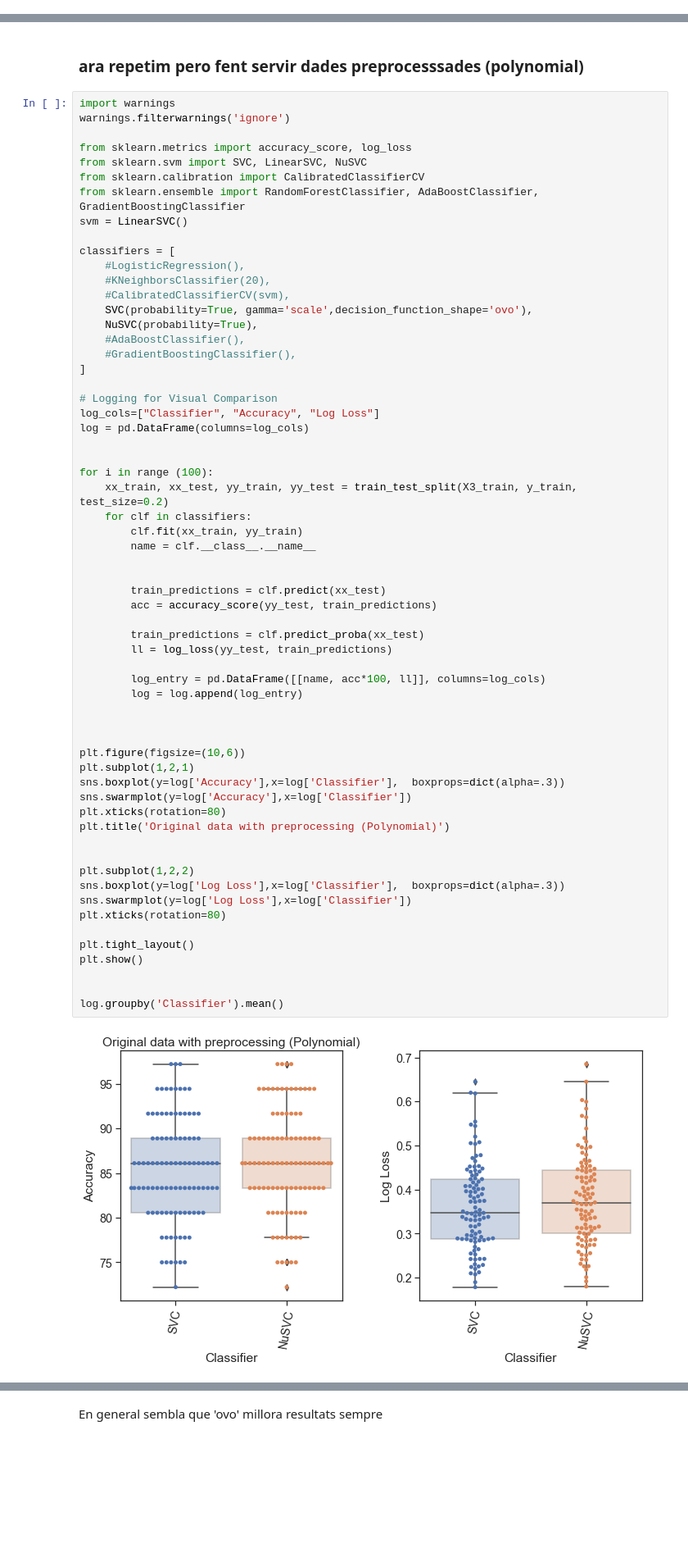
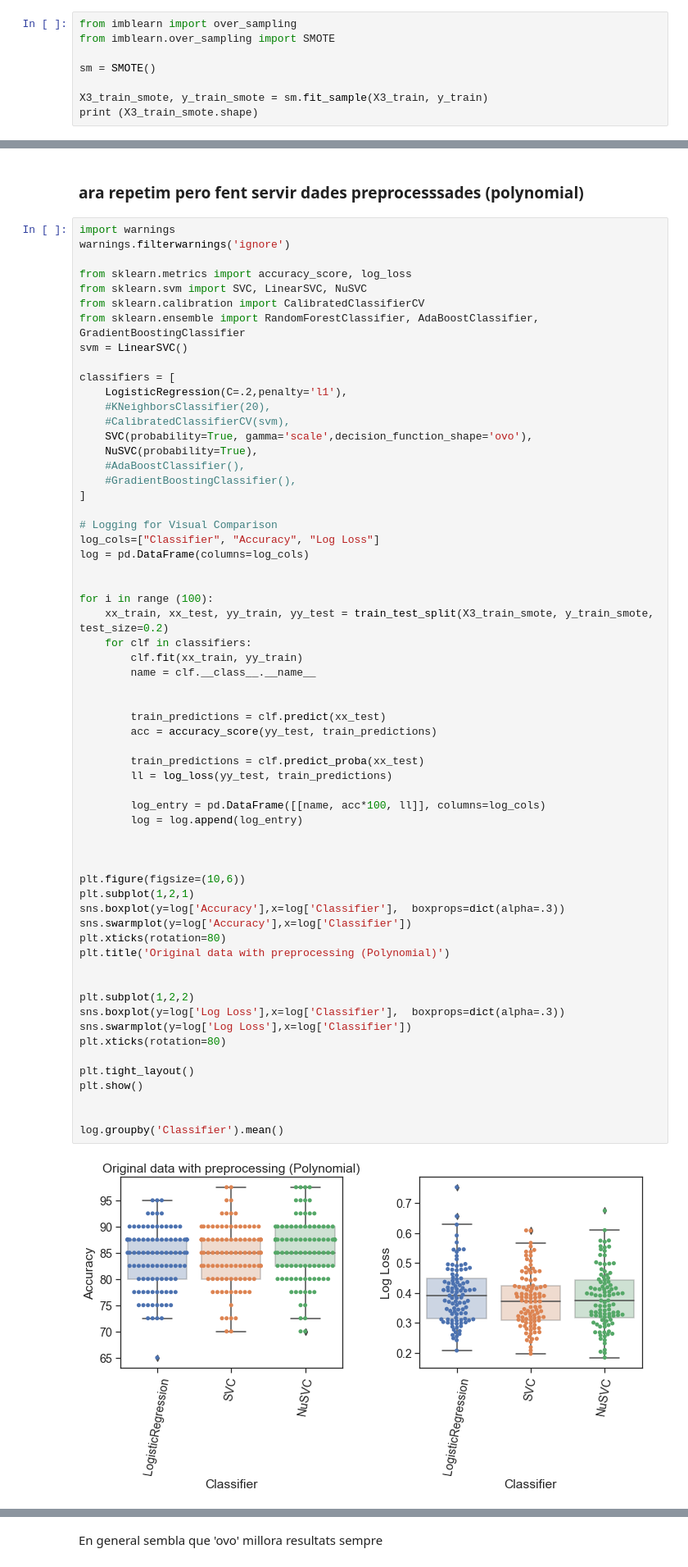
Before and after one commit to PCerralbo/Driven_Heart_Disease, a Jupyter notebook: Model_SVC_Submission4.ipynb, the cells around one changed output, grey strips where cells are left out. Shown at 82% size. Cells and saved outputs as stored; diff of their text form; blank space fills up the shorter version.

```diff
--- a/Model_SVC_Submission4.ipynb
+++ b/Model_SVC_Submission4.ipynb
@@ -484,3 +484,11 @@ print (X3_train.shape)
 (180, 15)
 (180, 135)
 (180, 576)
+# %%
+from imblearn import over_sampling
+from imblearn.over_sampling import SMOTE
+
+sm = SMOTE()
+
+X3_train_smote, y_train_smote = sm.fit_sample(X3_train, y_train)
+print (X3_train_smote.shape)
@@ -513,7 +523,7 @@ from sklearn.ensemble import RandomForestClassifier, AdaBoostClassifier, Gradien
 svm = LinearSVC()
 
 classifiers = [
-    #LogisticRegression(),
+    LogisticRegression(C=.2,penalty='l1'),
     #KNeighborsClassifier(20),
     #CalibratedClassifierCV(svm),
     SVC(probability=True, gamma='scale',decision_function_shape='ovo'),
@@ -528,7 +538,7 @@ log = pd.DataFrame(columns=log_cols)
 
 
 for i in range (100):
-    xx_train, xx_test, yy_train, yy_test = train_test_split(X3_train, y_train, test_size=0.2)
+    xx_train, xx_test, yy_train, yy_test = train_test_split(X3_train_smote, y_train_smote, test_size=0.2)
     for clf in classifiers:
         clf.fit(xx_train, yy_train)
         name = clf.__class__.__name__
@@ -537,33 +547,33 @@ for i in range (100):
         train_predictions = clf.predict(xx_test)
         acc = accuracy_score(yy_test, train_predictions)
 
         train_predictions = clf.predict_proba(xx_test)
         ll = log_loss(yy_test, train_predictions)
 
         log_entry = pd.DataFrame([[name, acc*100, ll]], columns=log_cols)
         log = log.append(log_entry)
 
 
 
 plt.figure(figsize=(10,6))
 plt.subplot(1,2,1)
 sns.boxplot(y=log['Accuracy'],x=log['Classifier'],  boxprops=dict(alpha=.3))
 sns.swarmplot(y=log['Accuracy'],x=log['Classifier'])
 plt.xticks(rotation=80)
 plt.title('Original data with preprocessing (Polynomial)')
 
 
 plt.subplot(1,2,2)
 sns.boxplot(y=log['Log Loss'],x=log['Classifier'],  boxprops=dict(alpha=.3))
 sns.swarmplot(y=log['Log Loss'],x=log['Classifier'])
 plt.xticks(rotation=80)
 
 plt.tight_layout()
 plt.show()
 
 
 log.groupby('Classifier').mean()
 # %% [output]
-[figure, old version]
+[figure, new version]
 |  | Accuracy | Log Loss |
 | Classifier |  |  |
```
Also changed, not shown: parts of 2 cells of this notebook.
